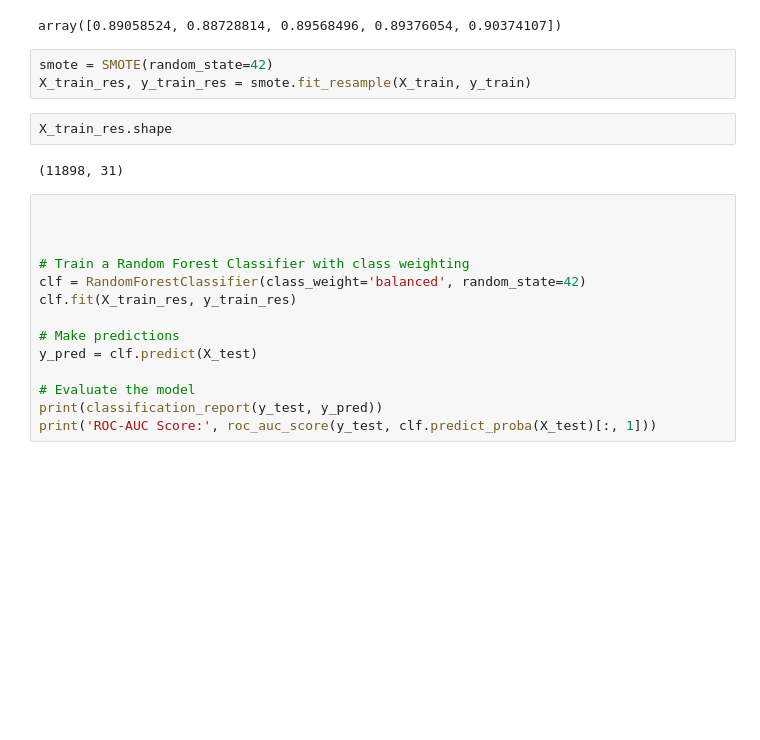
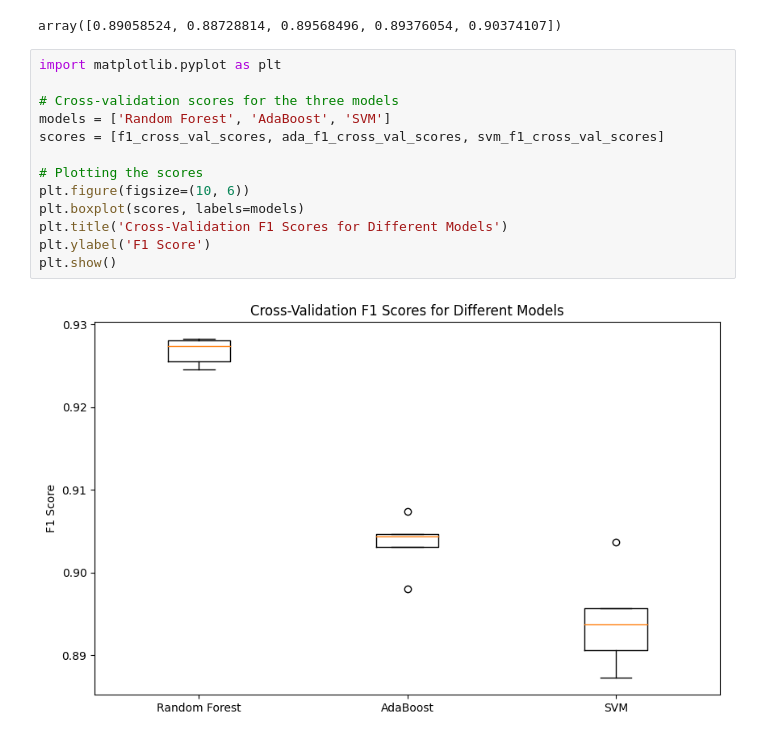
Before and after one commit to surajkarak/churn_prediction, a Jupyter notebook: churn_prediction.ipynb, the cells around one changed output. Cells and saved outputs as stored; diff of their text form; blank space fills up the shorter version.

Commit message:
prediction

```diff
--- a/churn_prediction.ipynb
+++ b/churn_prediction.ipynb
@@ -591,24 +591,18 @@ array([0.90739958, 0.89806234, 0.90309106, 0.90442105, 0.90466191])
 svm_f1_cross_val_scores
 # %% [output]
 array([0.89058524, 0.88728814, 0.89568496, 0.89376054, 0.90374107])
-# %%
-smote = SMOTE(random_state=42)
-X_train_res, y_train_res = smote.fit_resample(X_train, y_train)
-# %%
-X_train_res.shape
-# %% [output]
-(11898, 31)
-# %%
-
-
-
-# Train a Random Forest Classifier with class weighting
-clf = RandomForestClassifier(class_weight='balanced', random_state=42)
-clf.fit(X_train_res, y_train_res)
-
-# Make predictions
-y_pred = clf.predict(X_test)
-
-# Evaluate the model
-print(classification_report(y_test, y_pred))
-print('ROC-AUC Score:', roc_auc_score(y_test, clf.predict_proba(X_test)[:, 1]))
+# %%
+import matplotlib.pyplot as plt
+
+# Cross-validation scores for the three models
+models = ['Random Forest', 'AdaBoost', 'SVM']
+scores = [f1_cross_val_scores, ada_f1_cross_val_scores, svm_f1_cross_val_scores]
+
+# Plotting the scores
+plt.figure(figsize=(10, 6))
+plt.boxplot(scores, labels=models)
+plt.title('Cross-Validation F1 Scores for Different Models')
+plt.ylabel('F1 Score')
+plt.show()
+# %% [output]
+[figure, added]
```
Also changed, not shown: parts of 2 cells of this notebook.
